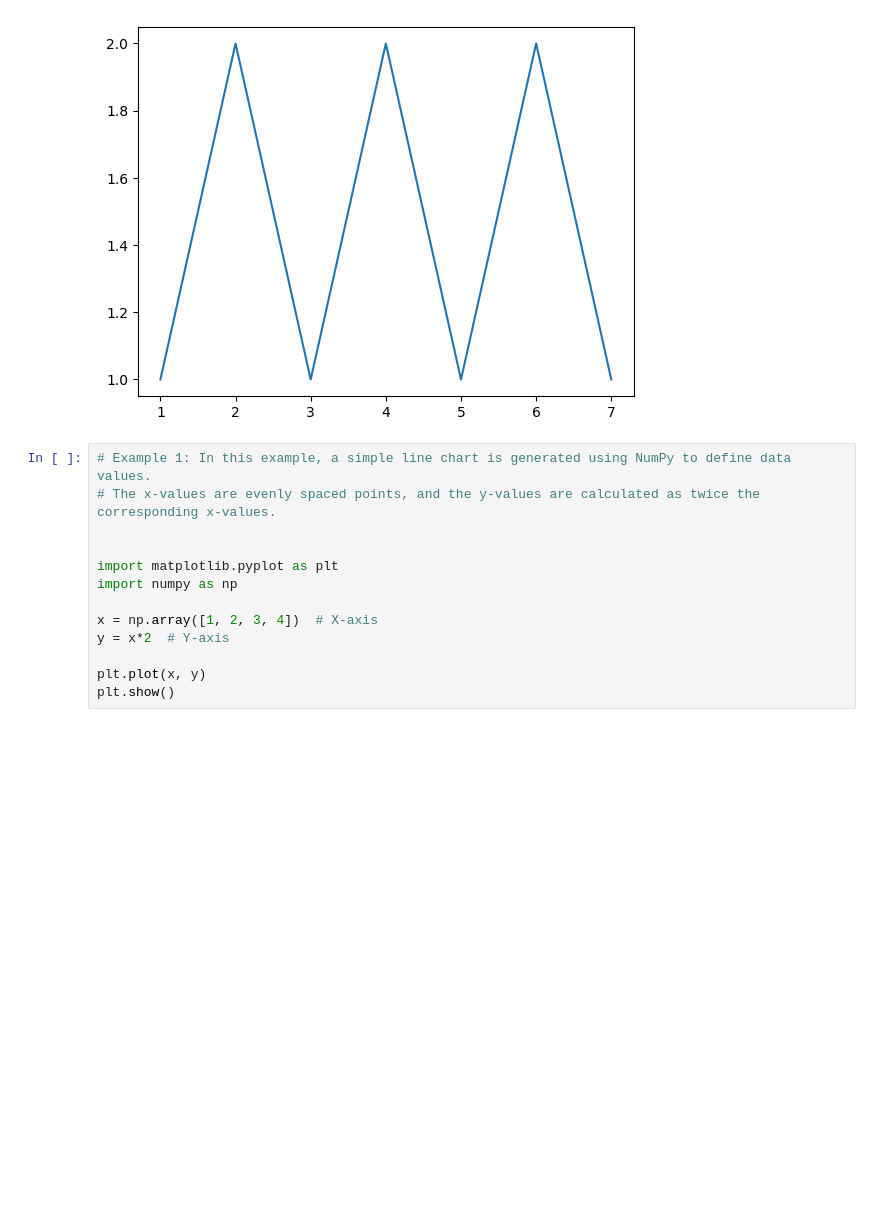
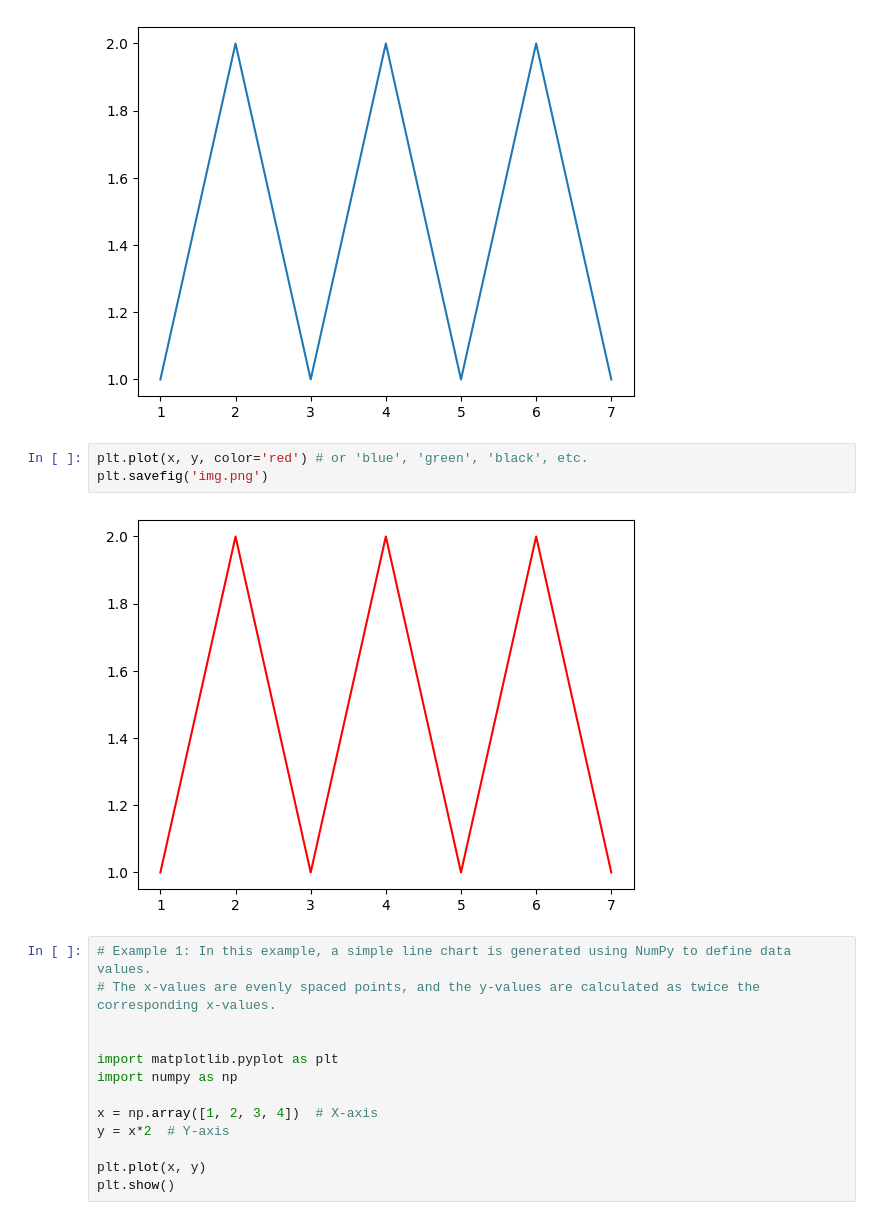
Before and after one commit to Sonasunils/Artificial-intelligence-and-machine-learning, a Jupyter notebook: AIML/Matplotlib/1.line_chart.ipynb, the cells around one changed output. Saved outputs shown, nothing was run; the diff lists cells and outputs as text; blank space fills up the shorter version.

Commit message:
edited line chart

```diff
--- a/AIML/Matplotlib/1.line_chart.ipynb
+++ b/AIML/Matplotlib/1.line_chart.ipynb
@@ -9,6 +9,11 @@ plt.plot(x, y)
 # %% [output]
 [<matplotlib.lines.Line2D at 0x...>]
 [figure]
+# %%
+plt.plot(x, y, color='red') # or 'blue', 'green', 'black', etc.
+plt.savefig('img.png')
+# %% [output]
+[figure, added]
 # %%
 # Example 1: In this example, a simple line chart is generated using NumPy to define data values.
 # The x-values are evenly spaced points, and the y-values are calculated as twice the corresponding x-values.
```
